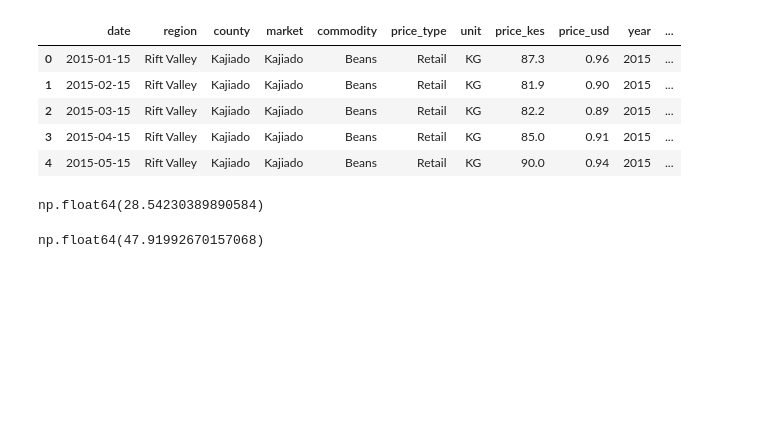
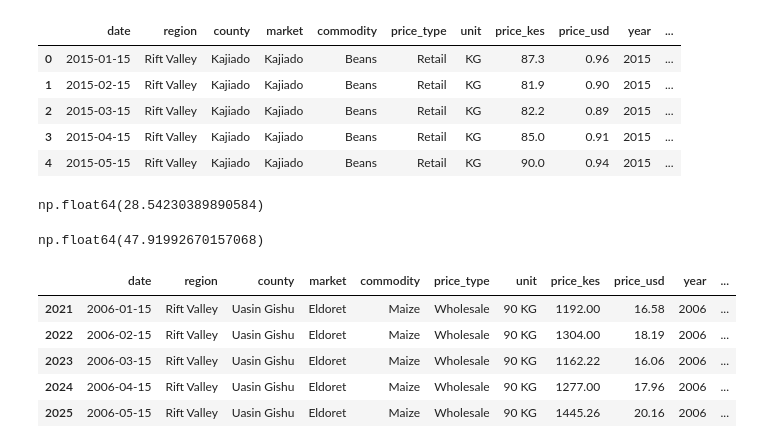
Before and after one commit to rose-odiwuor/food_market_prices, a Jupyter notebook: analysis.ipynb, the cells around one changed output. Cells and saved outputs as stored; diff of their text form; code cells hidden in the pictures; blank space fills up the shorter version.

```diff
--- a/analysis.ipynb
+++ b/analysis.ipynb
@@ -195,0 +207,10 @@ np.float64(47.91992670157068)
+# %%
+df_maize = df[(df["commodity"] == "Maize") & (df["price_type"] == "Wholesale")].copy()
+df_maize.head(5)
+# %% [output]
+|  | date | region | county | market | commodity | price_type | unit | price_kes | price_usd | year | ... |
+| 2021 | 2006-01-15 | Rift Valley | Uasin Gishu | Eldoret | Maize | Wholesale | 90 KG | 1192.00 | 16.58 | 2006 | ... |
+| 2022 | 2006-02-15 | Rift Valley | Uasin Gishu | Eldoret | Maize | Wholesale | 90 KG | 1304.00 | 18.19 | 2006 | ... |
+| 2023 | 2006-03-15 | Rift Valley | Uasin Gishu | Eldoret | Maize | Wholesale | 90 KG | 1162.22 | 16.06 | 2006 | ... |
+| 2024 | 2006-04-15 | Rift Valley | Uasin Gishu | Eldoret | Maize | Wholesale | 90 KG | 1277.00 | 17.96 | 2006 | ... |
+| 2025 | 2006-05-15 | Rift Valley | Uasin Gishu | Eldoret | Maize | Wholesale | 90 KG | 1445.26 | 20.16 | 2006 | ... |
```
Also changed, not shown: parts of 16 cells of this notebook, 2 other files.
